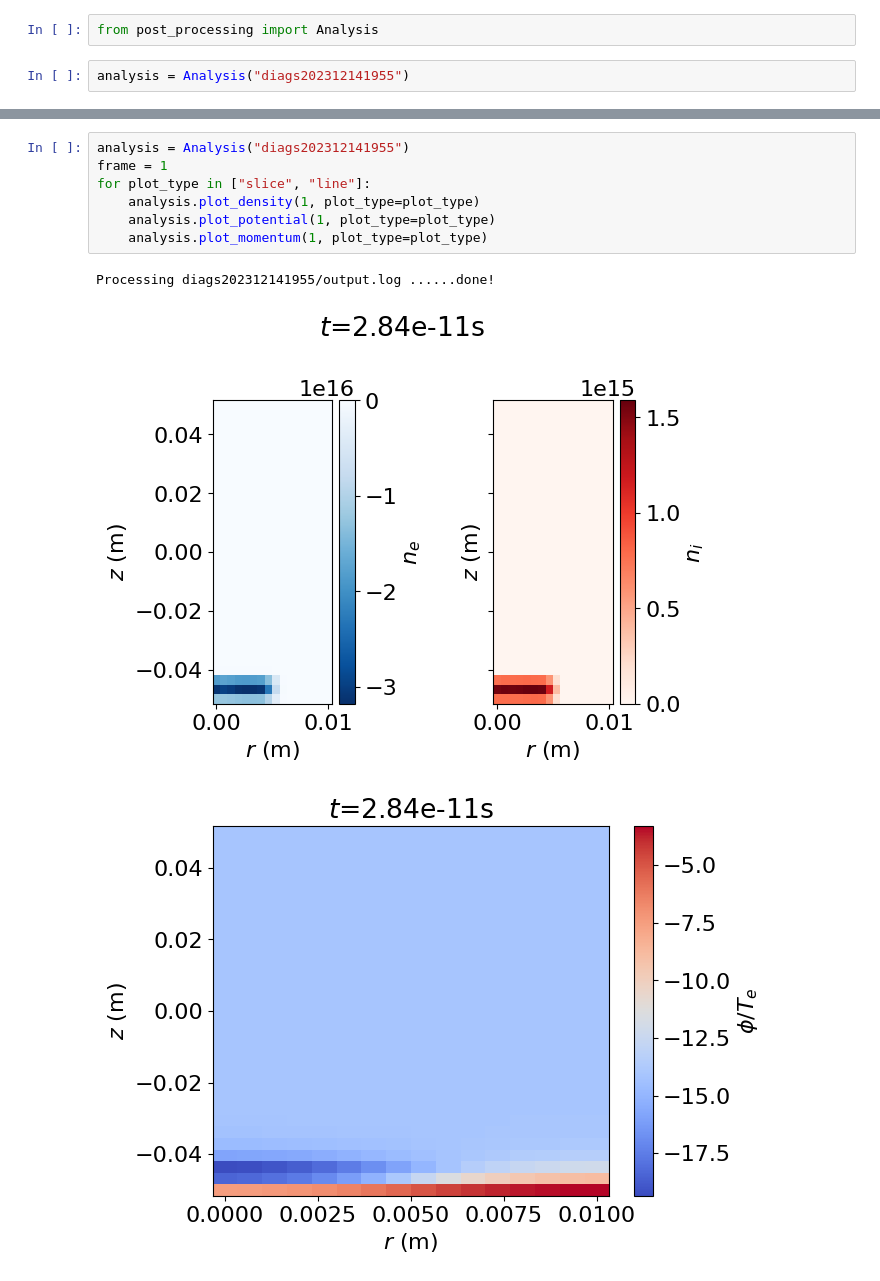
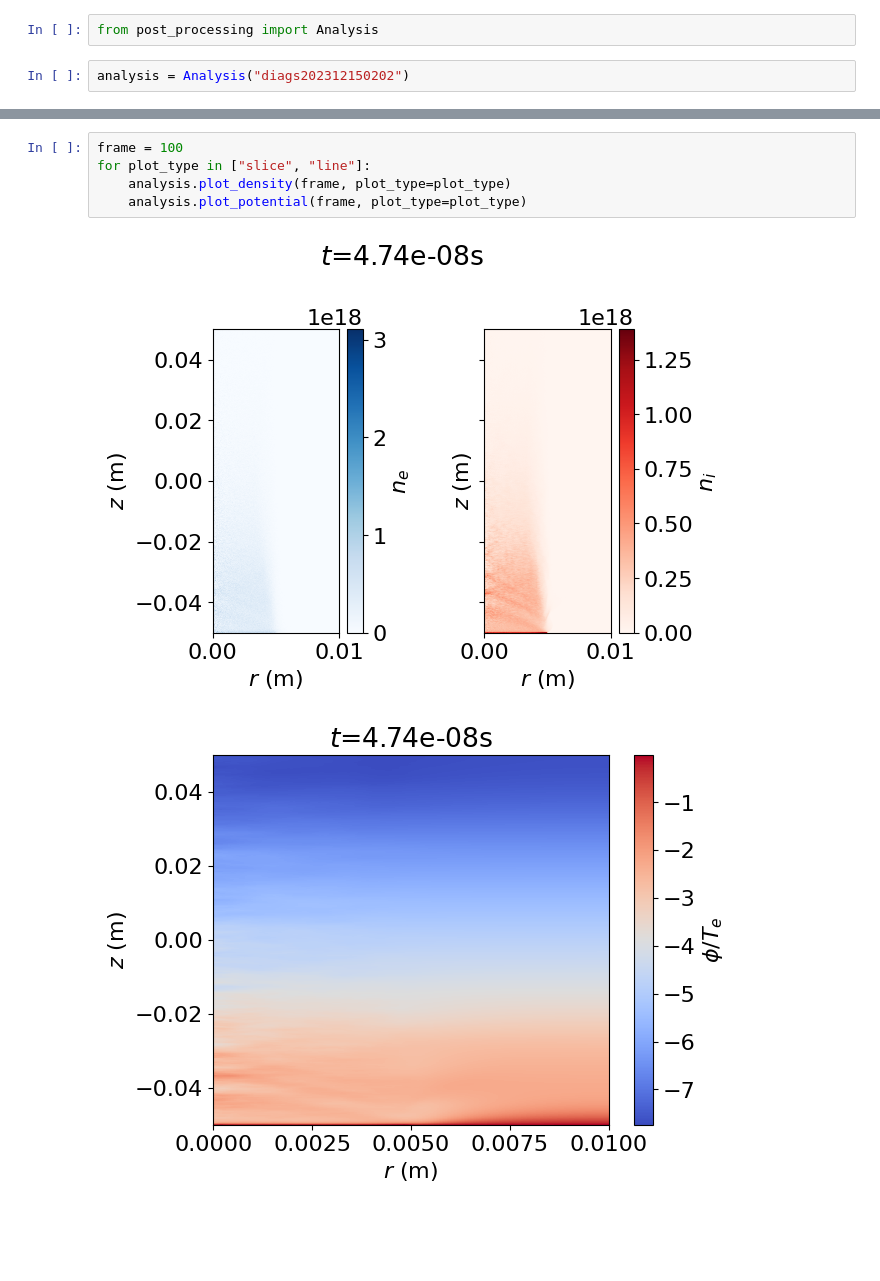
Before and after one commit to HuntFeng/magnetic-nozzle-warpx, a Jupyter notebook: analysis.ipynb, the cells around one changed output, grey strips where cells are left out. Saved outputs shown, nothing was run; the diff lists cells and outputs as text; blank space fills up the shorter version.

```diff
--- a/analysis.ipynb
+++ b/analysis.ipynb
@@ -1,4 +1,4 @@
 # %%
 from post_processing import Analysis
 # %%
-analysis = Analysis("diags202312141955")
+analysis = Analysis("diags202312150202")
@@ -12,11 +5,8 @@ ValueError: unknown file extension: .mp4
 # %%
-analysis = Analysis("diags202312141955")
-frame = 1
+frame = 100
 for plot_type in ["slice", "line"]:
-    analysis.plot_density(1, plot_type=plot_type)
-    analysis.plot_potential(1, plot_type=plot_type)
-    analysis.plot_momentum(1, plot_type=plot_type)
+    analysis.plot_density(frame, plot_type=plot_type)
+    analysis.plot_potential(frame, plot_type=plot_type)
 # %% [output]
-Processing diags202312141955/output.log ......done!
-[figure, old version]
+[figure, new version]
-[figure, old version]
+[figure, new version]
```
Also changed, not shown: parts of 5 cells of this notebook, 9 other files.
